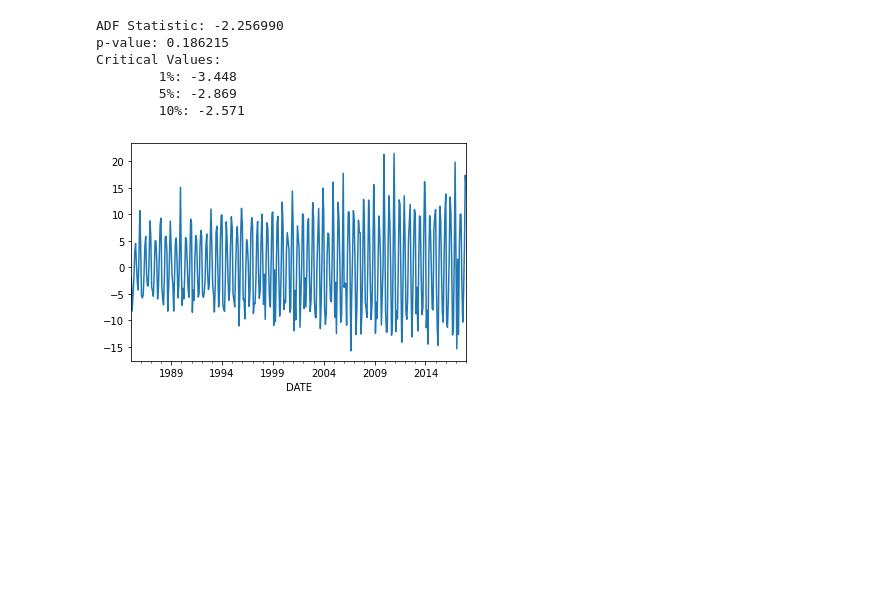
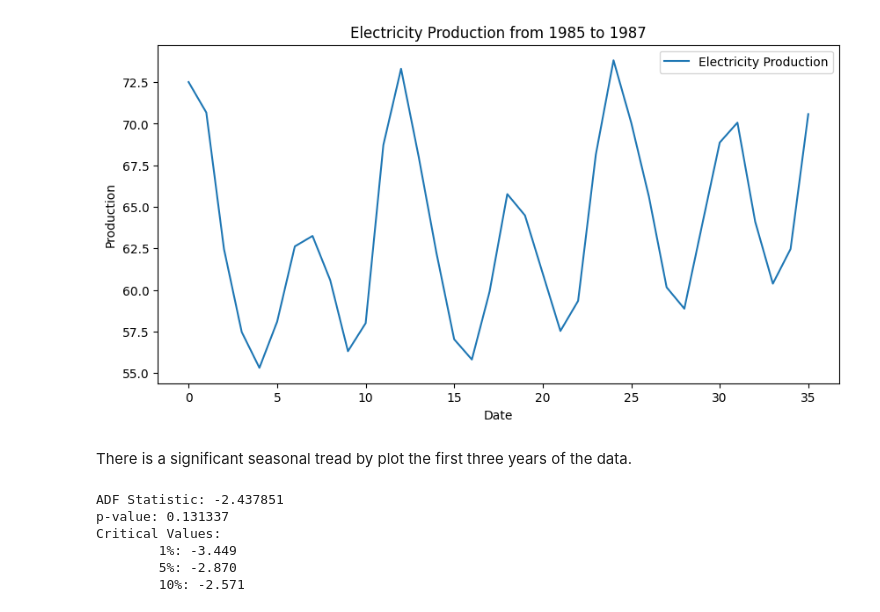
Before and after one commit to GussLii/Time-Series, a Jupyter notebook: code.ipynb, the cells around one changed output. Drawn from its saved outputs; the diff is of its cells as text; code cells hidden in the pictures; blank space fills up the shorter version.

```diff
--- a/code.ipynb
+++ b/code.ipynb
@@ -37,17 +46,37 @@ dtype: int64
+# %%
+# see the data from first three years for the pattern
+import matplotlib.pyplot as plt
+
+data_first_three_years = train_data[:36]
+
+# Plot the data for the first three years
+plt.figure(figsize=(10, 5))  # Set the figure size as desired
+plt.plot(data_first_three_years.index, data_first_three_years['IPG2211A2N'], label='Electricity Production')
+plt.title('Electricity Production from 1985 to 1987')
+plt.xlabel('Date')
+plt.ylabel('Production')
+plt.legend()
+plt.show()
+# %% [output]
+[figure, added]
+# %% [markdown]
+There is a significant seasonal tread by plot the first three years of the data.
 # %%
 ## Stationarity Test using ADF Test
 
 from statsmodels.tsa.stattools import adfuller
-electric_data = pd.read_csv('Electric_Production.csv')
+
 
 # Make sure the 'DATE' column is in datetime format
-electric_data['DATE'] = pd.to_datetime(electric_data['DATE'])
+train_data_ts= train_data.copy()
+train_data_ts['DATE'] = pd.to_datetime(train_data_ts['DATE'])
+
 
 # Set the 'DATE' column as the index
-electric_data.set_index('DATE', inplace=True)
+train_data_ts.set_index('DATE', inplace=True)
 
 # Apply the ADF test on the time series
-result = adfuller(electric_data['IPG2211A2N'])
+result = adfuller(train_data_ts['IPG2211A2N'])
 
 # Output the results
 print('ADF Statistic: %f' % result[0])
@@ -56,21 +85,9 @@ print('Critical Values:')
 for key, value in result[4].items():
     print('\t%s: %.3f' % (key, value))
 # %% [output]
-ADF Statistic: -2.256990
-p-value: 0.186215
+ADF Statistic: -2.437851
+p-value: 0.131337
 Critical Values:
-        1%: -3.448
-        5%: -2.869
+        1%: -3.449
+        5%: -2.870
         10%: -2.571
-# %%
-## Differencing the Time Series Data
-
-electric_data_diff = electric_data['IPG2211A2N'].diff()
-
-# Drop the missing values that result from differencing
-electric_data_diff = electric_data_diff.dropna()
-
-electric_data_diff.plot()
-plt.show()
-# %% [output]
-[figure, removed]
```
Also changed, not shown: parts of 14 cells of this notebook.
